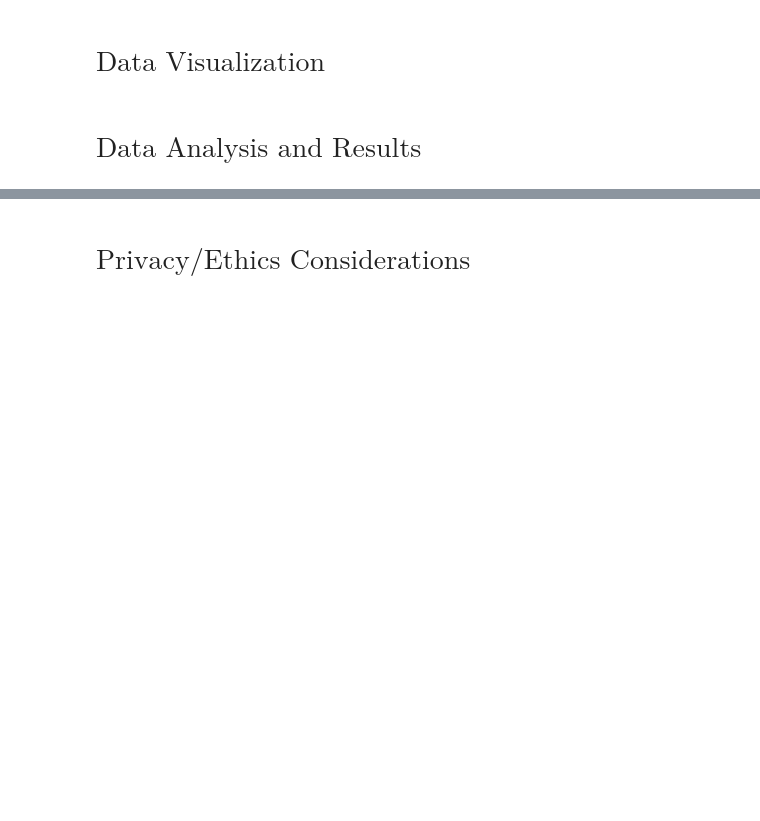
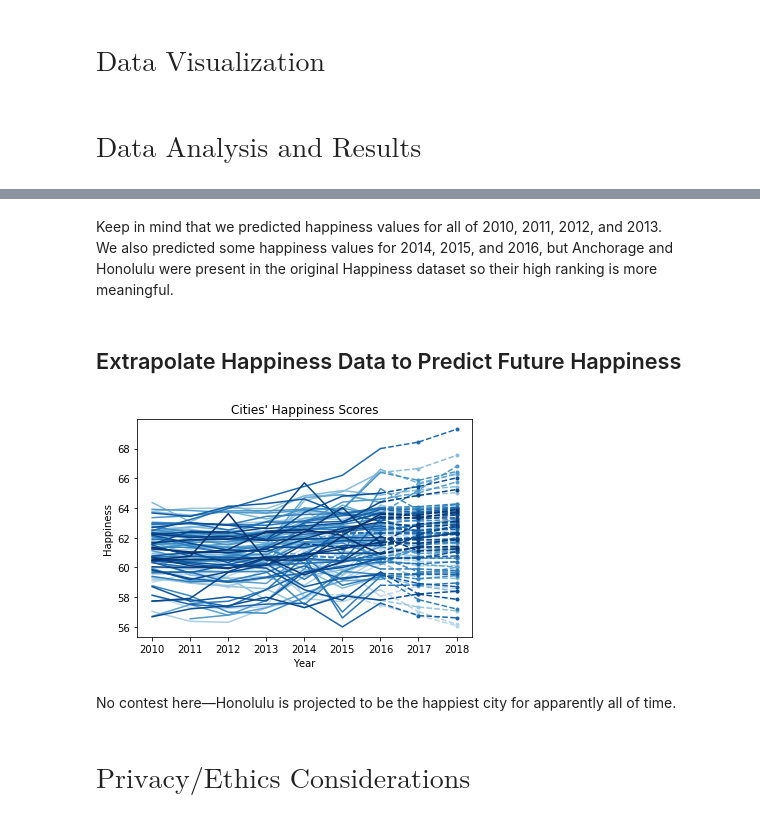
Before and after one commit to IgnacioBecerra/HappiestCity, a Jupyter notebook: FinalProject.ipynb, the cells around one changed output, grey strips where cells are left out. Drawn from its saved outputs; the diff is of its cells as text; code cells hidden in the pictures; blank space fills up the shorter version.

```diff
--- a/FinalProject.ipynb
+++ b/FinalProject.ipynb
@@ -404,0 +484,2 @@ import matplotlib.pyplot as plt
+# %%
+model = sk_LinearRegression().fit(X_available, y_available)
@@ -404,0 +548,7 @@ import matplotlib.pyplot as plt
+# %%
+def predict_happiness(row):
+    if not np.isnan(row['happiness']):
+        return row['happiness']
+    else:
+        return model.predict(row.values[:-1].reshape((1,-1)))[0][0]
+data['happiness'] = data.apply(predict_happiness, axis='columns')
@@ -404,0 +567,6 @@ import matplotlib.pyplot as plt
+# %%
+yearly_happiness = data.reset_index()                 \
+                       .sort_values(['year', 'city']) \
+                       .set_index(['year', 'city'])   \
+                       ['happiness']
+yearly_happiness.head()
@@ -404,0 +581,7 @@ import matplotlib.pyplot as plt
+# %%
+for year in [str(year) for year in range(2010, 2016+1)]:
+    print("Happiest city of {year}:\n\t{city} with a score of {score:.2f}\n\tout of {num_cities} cities"
+          .format(year=year,
+                  city=yearly_happiness.loc[year].idxmax(),
+                  score=yearly_happiness.loc[year].max(),
+                  num_cities=len(yearly_happiness.loc[year].values)))
@@ -405,3 +606,33 @@ import matplotlib.pyplot as plt
+# %% [markdown]
+Keep in mind that we predicted happiness values for all of 2010, 2011, 2012, and 2013.
+We also predicted some happiness values for 2014, 2015, and 2016, but Anchorage and Honolulu were present in the original Happiness dataset so their high ranking is more meaningful.
+# %% [markdown]
+## Extrapolate Happiness Data to Predict Future Happiness
+# %%
+# the cities we've ended up with data for, which is 7 fewer than our original wishlist
+final_cities = set(data.index.get_level_values('city'))
+
+for i, city in enumerate(final_cities):
+    years = np.array([int(year) for year in data['happiness'].loc[city].index])
+    happinesses = np.array(data['happiness'].loc[city].values)
+
+    new_years = np.array(range(years[-1]+1, 2018+1))
+    new_happinesses = sk_LinearRegression()    \
+                    .fit(years.reshape((-1, 1)), happinesses.reshape((-1, 1))) \
+                    .predict(new_years.reshape((-1, 1)))
+
+    color = plt.get_cmap('Blues')(i*.75/len(final_cities)+.25)
+    plt.plot(years, happinesses, '-', c=color)
+    plt.plot([years[-1], new_years[0]], [happinesses[-1], new_happinesses[0]], '--', c=color)
+    plt.plot(new_years, new_happinesses, '.--', c=color)
+plt.title("Cities' Happiness Scores")
+plt.ylabel("Happiness")
+plt.xlabel("Year")
+plt.show()
+# %% [output]
+[figure, added]
+# %% [markdown]
+No contest here—Honolulu is projected to be the happiest city for apparently all of time.
 # %% [markdown]
 # $\textrm{Privacy/Ethics Considerations}$
 # %% [markdown]
```
Also changed, not shown: parts of 33 cells of this notebook.
